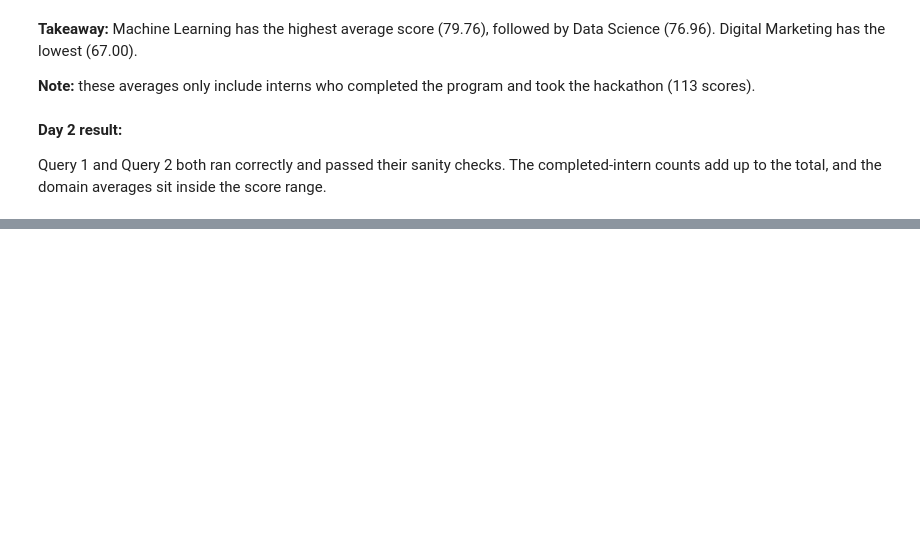
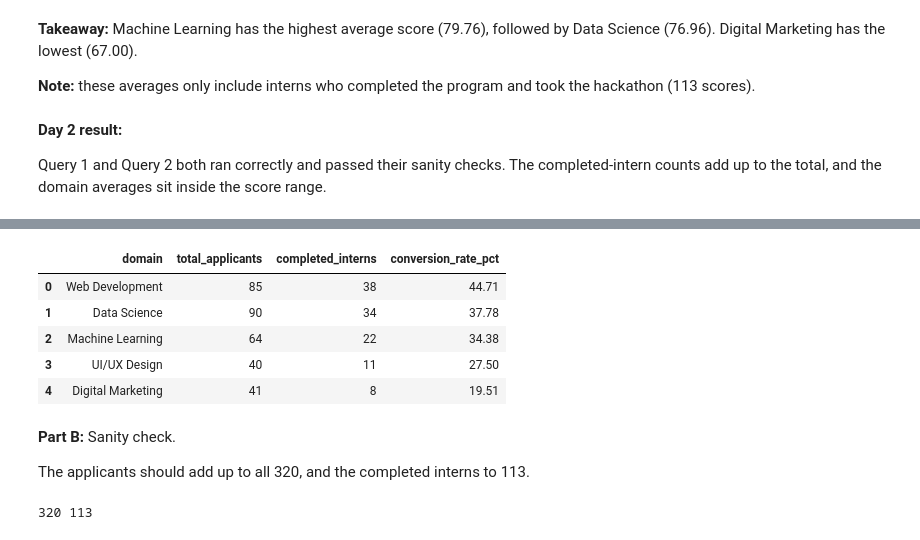
Before and after one commit to maryam-fatima123/applicants-data-cleaning, a Jupyter notebook: Week3_SQL_Queries_Maryam_Fatima.ipynb, the cells around one changed output, grey strips where cells are left out. Saved outputs shown, nothing was run; the diff lists cells and outputs as text; code cells hidden in the pictures; blank space fills up the shorter version.

```diff
--- a/Week3_SQL_Queries_Maryam_Fatima.ipynb
+++ b/Week3_SQL_Queries_Maryam_Fatima.ipynb
@@ -223,0 +296,29 @@ Query 1 and Query 2 both ran correctly and passed their sanity checks. The compl
+# %%
+q4 = pd.read_sql("""
+-- Compares total applicants vs completed interns per domain to find the conversion rate
+select a.domain,
+     count(distinct a.applicant_id) as total_applicants,
+     count(distinct i.intern_id) as completed_interns,
+     round(100.0 * count(distinct i.intern_id) / count(distinct a.applicant_id),2) as conversion_rate_pct
+from applicants a
+left join interns i on a.applicant_id = i.applicant_id
+and i.completion_status = 'Completed'
+group by a.domain
+order by conversion_rate_pct desc;
+""", engine)
+q4
+# %% [output]
+|  | domain | total_applicants | completed_interns | conversion_rate_pct |
+| 0 | Web Development | 85 | 38 | 44.71 |
+| 1 | Data Science | 90 | 34 | 37.78 |
+| 2 | Machine Learning | 64 | 22 | 34.38 |
+| 3 | UI/UX Design | 40 | 11 | 27.50 |
+| 4 | Digital Marketing | 41 | 8 | 19.51 |
+# %% [markdown]
+**Part B:** Sanity check.
+
+The applicants should add up to all 320, and the completed interns to 113.
+# %%
+print(q4["total_applicants"].sum(), q4["completed_interns"].sum())
+# %% [output]
+320 113
```
Also changed, not shown: parts of 9 cells of this notebook.
